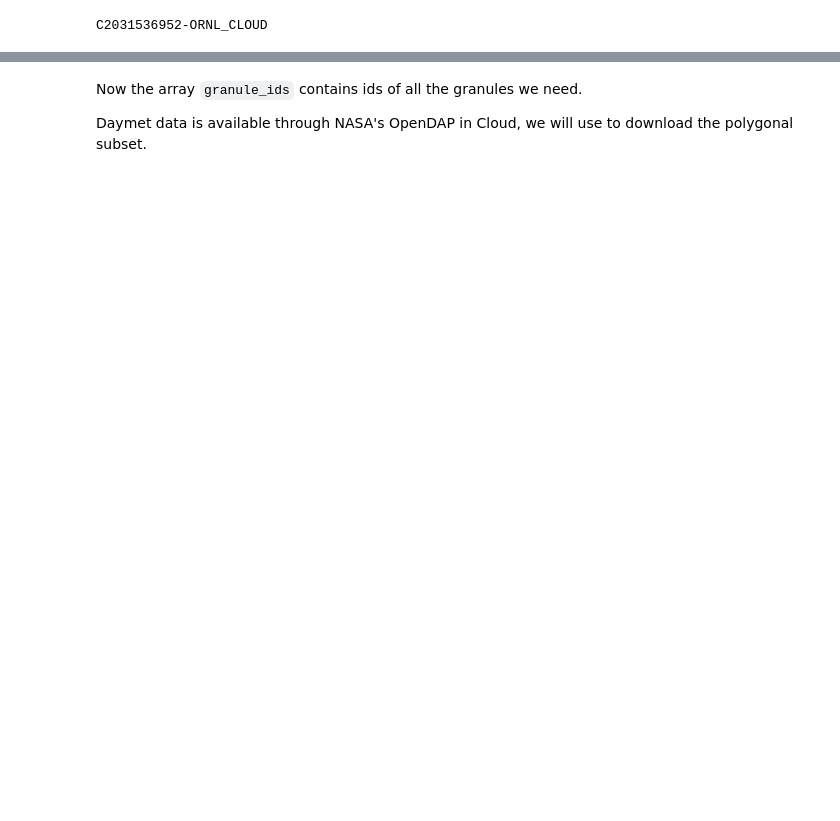
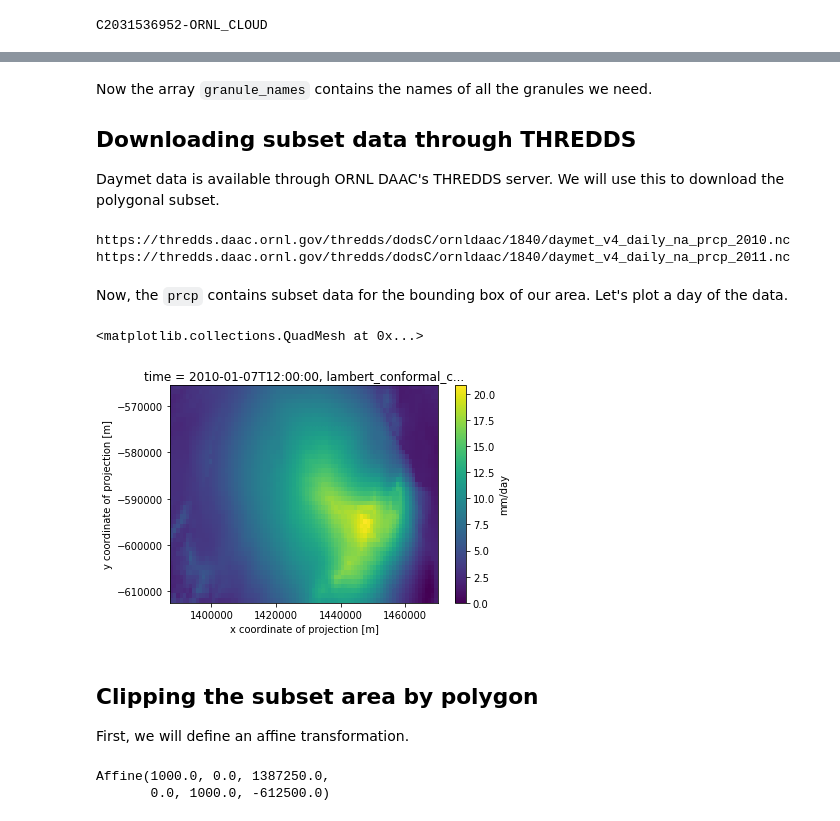
Before and after one commit to rupesh2/daymet_subset, a Jupyter notebook: daymet_polygon_subset.ipynb, the cells around one changed output, grey strips where cells are left out. Drawn from its saved outputs; the diff is of its cells as text; code cells hidden in the pictures; blank space fills up the shorter version.

```diff
--- a/daymet_polygon_subset.ipynb
+++ b/daymet_polygon_subset.ipynb
@@ -23,0 +87,4 @@ C2031536952-ORNL_CLOUD
+# %%
+# bound of polygon in lat, lng
+xy = grsm_poly.crs.area_of_use.bounds
+xy
@@ -52,4 +111,5 @@ Daymet_Daily_V4.daymet_v4_daily_na_prcp_2020.nc G2031546804-ORNL_CLOUD
 # %% [markdown]
-Now the array `granule_ids` contains ids of all the granules we need.
+Now the array `granule_names` contains the names of all the granules we need.
 
-Daymet data is available through NASA's OpenDAP in Cloud, we will use to download the polygonal subset.
+## Downloading subset data through THREDDS
+Daymet data is available through ORNL DAAC's THREDDS server. We will use this to download the polygonal subset.
@@ -57,0 +116,59 @@ ornl_opendap = 'https://opendap.earthdata.nasa.gov/providers/ORNL_CLOUD/collecti
+# %%
+from pydap.client import open_url
+from pydap.cas.urs import setup_session
+import xarray as xr
+
+username = "XXXX" # Earthdata URS Login (only needed for NGAP Hyrax) Get account here https://urs.earthdata.nasa.gov/
+password= "XXXX"
+
+thredds_url = 'https://thredds.daac.ornl.gov/thredds/dodsC/ornldaac/1840/'
+# hyrax_url = 'http://opendap.earthdata.nasa.gov/collections/C2031536952-ORNL_CLOUD/granules/'
+
+session = setup_session(username, password, check_url=thredds_url)
+
+cnt = 0
+for g_name in granule_names:
+
+    granule_dap = thredds_url + g_name.replace('Daymet_Daily_V4.','')
+    #     granule_dap = hyrax_url + g_name
+
+    thredds_ds = open_url(granule_dap, session=session)
+    ds = xr.open_dataset(xr.backends.PydapDataStore(thredds_ds), decode_coords="all")
+
+    dummy=ds['prcp'].sel(x=slice(bounds.minx[0],bounds.maxx[0]), y=slice(bounds.maxy[0],bounds.miny[0]))
+
+    if cnt==0:
+        prcp = dummy
+    else:
+        prcp = xr.concat([prcp, dummy], dim="time")
+
+    cnt += 1
+    print(granule_dap)
+
+# save to netcdf
+prcp.to_netcdf(var + '_subset.nc')
+# %% [output]
+https://thredds.daac.ornl.gov/thredds/dodsC/ornldaac/1840/daymet_v4_daily_na_prcp_2010.nc
+https://thredds.daac.ornl.gov/thredds/dodsC/ornldaac/1840/daymet_v4_daily_na_prcp_2011.nc
+# %% [markdown]
+Now, the `prcp` contains subset data for the bounding box of our area. Let's plot a day of the data.
+# %%
+import matplotlib.pyplot as plt
+prcp_grsm = prcp.isel(time=6)
+ax = plt.subplot()
+prcp_grsm.plot(ax=ax, cbar_kwargs={'label': 'mm/day'})
+# %% [output]
+<matplotlib.collections.QuadMesh at 0x...>
+[figure, added]
+# %% [markdown]
+## Clipping the subset area by polygon
+
+First, we will define an affine transformation.
+# %%
+from rasterio.transform import Affine
+res =1000 # daymet resolution
+transform = Affine.translation(min(prcp.x).values - res / 2, min(prcp.y).values - res / 2) * Affine.scale(res, res)
+transform
+# %% [output]
+Affine(1000.0, 0.0, 1387250.0,
+       0.0, 1000.0, -612500.0)
```
Also changed, not shown: parts of 22 cells of this notebook.
